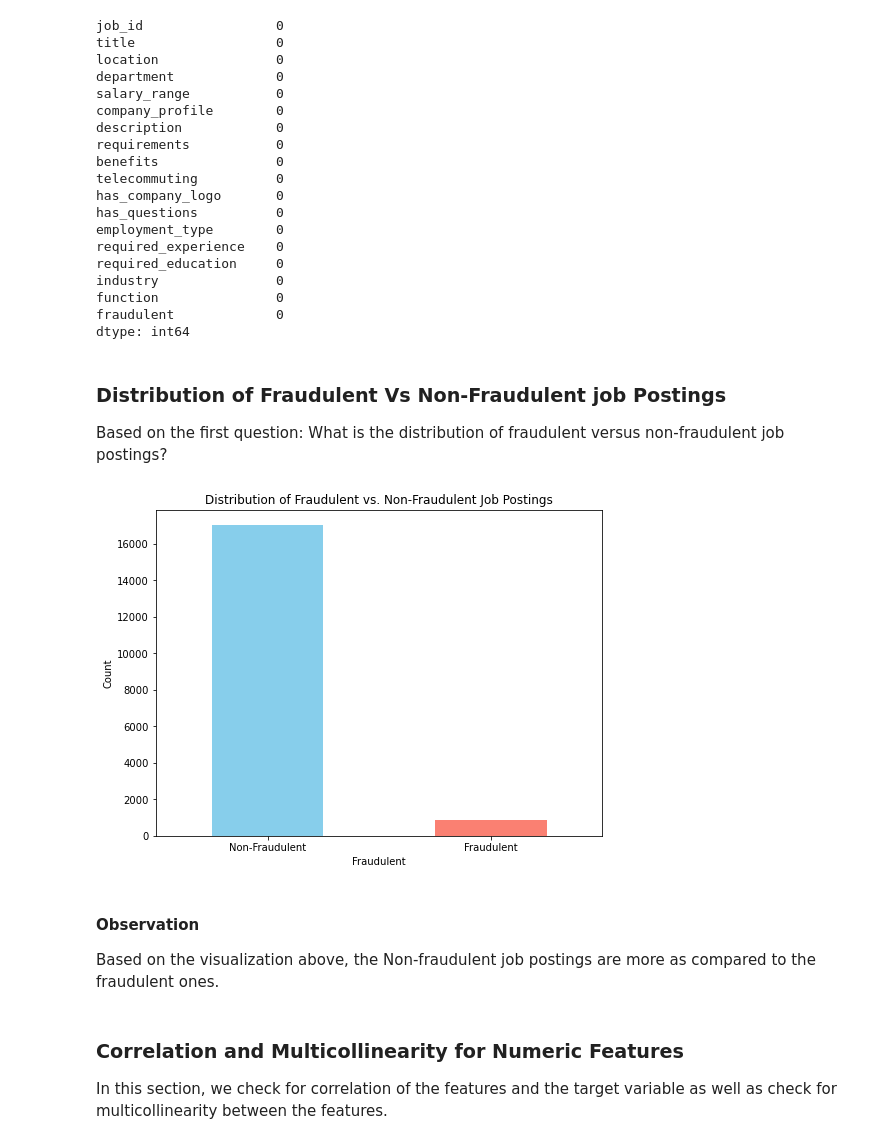
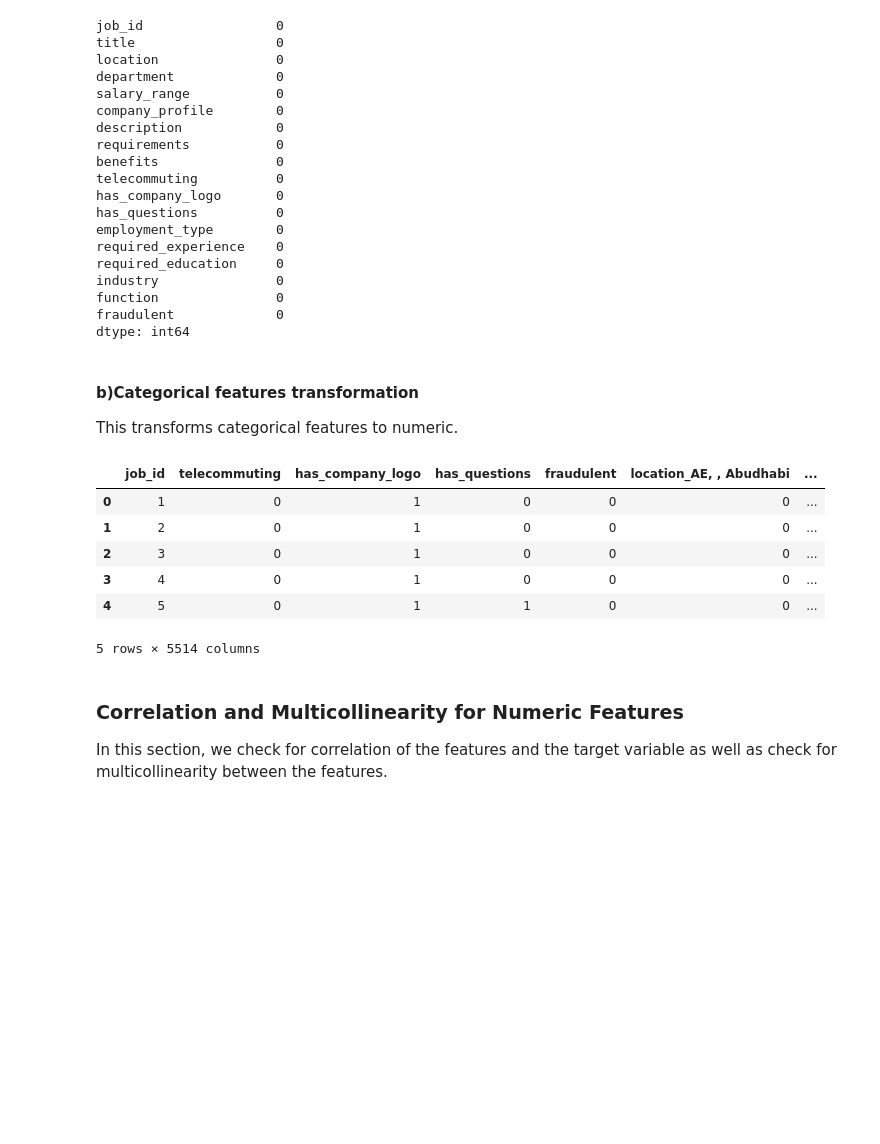
Before and after one commit to Mau-Wambugu/Phase_3_PROJECT, a Jupyter notebook: Real_Vs_Fake_Job_Prediction.ipynb, the cells around one changed output. Drawn from its saved outputs; the diff is of its cells as text; code cells hidden in the pictures; blank space fills up the shorter version.

```diff
--- a/Real_Vs_Fake_Job_Prediction.ipynb
+++ b/Real_Vs_Fake_Job_Prediction.ipynb
@@ -166,26 +170,32 @@ industry               0
 function               0
 fraudulent             0
 dtype: int64
-# %% [markdown]
-### Distribution of Fraudulent Vs Non-Fraudulent job Postings
-
-Based on the first question: What is the distribution of fraudulent versus non-fraudulent job postings?
-# %%
-import matplotlib.pyplot as plt
-import seaborn as sns
-# Plot class distribution
-plt.figure(figsize=(8, 6))
-df['fraudulent'].value_counts().plot(kind='bar', color=['skyblue', 'salmon'])
-plt.title('Distribution of Fraudulent vs. Non-Fraudulent Job Postings')
-plt.xlabel('Fraudulent')
-plt.ylabel('Count')
-plt.xticks(ticks=[0, 1], labels=['Non-Fraudulent', 'Fraudulent'], rotation=0)
-plt.show()
-# %% [output]
-[figure, removed]
-# %% [markdown]
-#### Observation
-Based on the visualization above, the Non-fraudulent job postings are more as compared to the fraudulent ones.
+# %% [markdown]
+#### b)Categorical features transformation
+This transforms categorical features to numeric.
+# %%
+import numpy as np
+#Copy of the dataset
+data=df.copy()
+# Encode categorical features using one-hot encoding
+categorical_features = ['location', 'department', 'salary_range', 'employment_type',
+                        'required_experience', 'required_education', 'industry', 'function']
+
+# Apply one-hot encoding to categorical features
+data = pd.get_dummies(data, columns=categorical_features, drop_first=True)
+
+data = data.select_dtypes(include=[np.number])
+
+# Verify the dataframe structure after encoding and dropping columns
+data.head()
+# %% [output]
+|  | job_id | telecommuting | has_company_logo | has_questions | fraudulent | location_AE, , Abudhabi | ... |
+| 0 | 1 | 0 | 1 | 0 | 0 | 0 | ... |
+| 1 | 2 | 0 | 1 | 0 | 0 | 0 | ... |
+| 2 | 3 | 0 | 1 | 0 | 0 | 0 | ... |
+| 3 | 4 | 0 | 1 | 0 | 0 | 0 | ... |
+| 4 | 5 | 0 | 1 | 1 | 0 | 0 | ... |
+5 rows × 5514 columns
 # %% [markdown]
 ### Correlation and Multicollinearity for Numeric Features
 In this section, we check for correlation of the features and the target variable as well as check for multicollinearity between the features.
```
Also changed, not shown: parts of 53 cells of this notebook, 1 other file.
